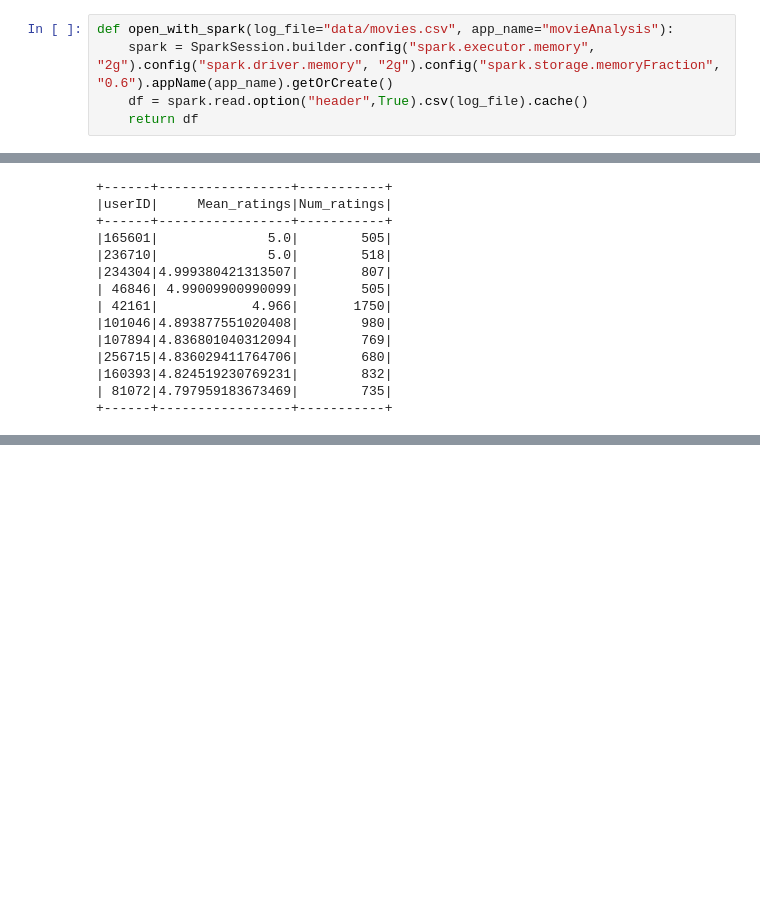
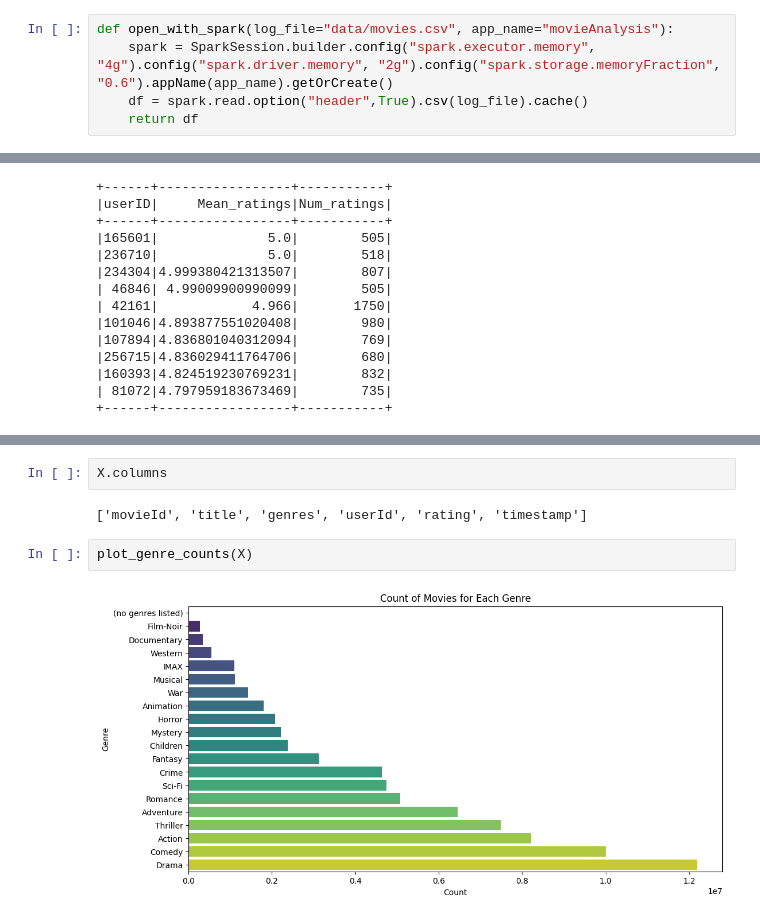
Before and after one commit to CooperGibbs/Movies-Analysis, a Jupyter notebook: main.ipynb, the cells around one changed output, grey strips where cells are left out. Saved outputs shown, nothing was run; the diff lists cells and outputs as text; blank space fills up the shorter version.

Commit message:
Visualizations
Signed-off-by: AnthonyCampbell208 <78286293+AnthonyCampbell208@users.noreply.github.com>

```diff
--- a/main.ipynb
+++ b/main.ipynb
@@ -14,7 +14,7 @@ os.environ['PYSPARK_DRIVER_PYTHON'] = sys.executable
 # Same code as shown in SimpleApp.py
 # %%
 def open_with_spark(log_file="data/movies.csv", app_name="movieAnalysis"):
-    spark = SparkSession.builder.config("spark.executor.memory", "2g").config("spark.driver.memory", "2g").config("spark.storage.memoryFraction", "0.6").appName(app_name).getOrCreate()
+    spark = SparkSession.builder.config("spark.executor.memory", "4g").config("spark.driver.memory", "2g").config("spark.storage.memoryFraction", "0.6").appName(app_name).getOrCreate()
     df = spark.read.option("header",True).csv(log_file).cache()
     return df
 # %%
@@ -453,0 +510,8 @@ D.show()
+# %%
+X.columns
+# %% [output]
+['movieId', 'title', 'genres', 'userId', 'rating', 'timestamp']
+# %%
+plot_genre_counts(X)
+# %% [output]
+[figure, added]
```
Also changed, not shown: parts of 11 cells of this notebook, 1 other file.
